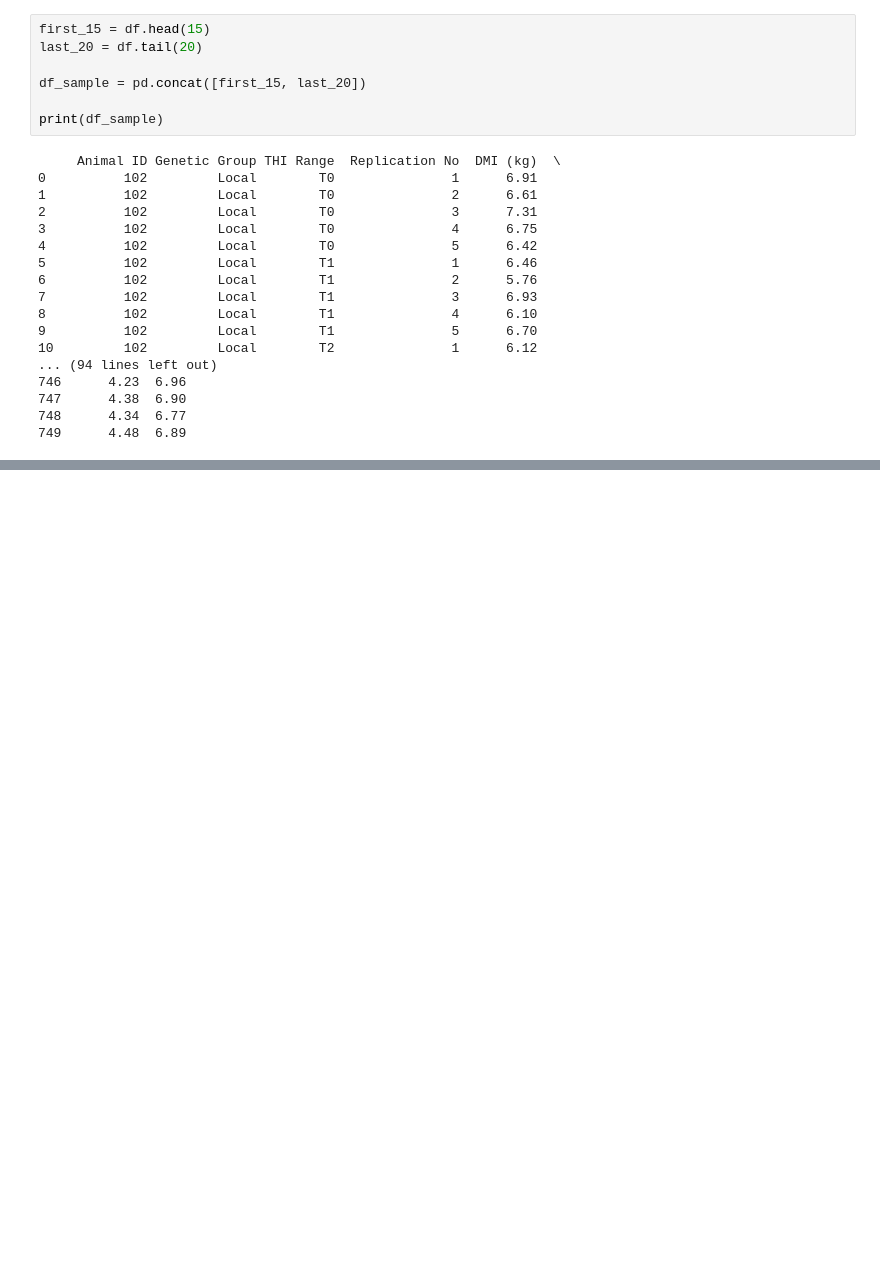
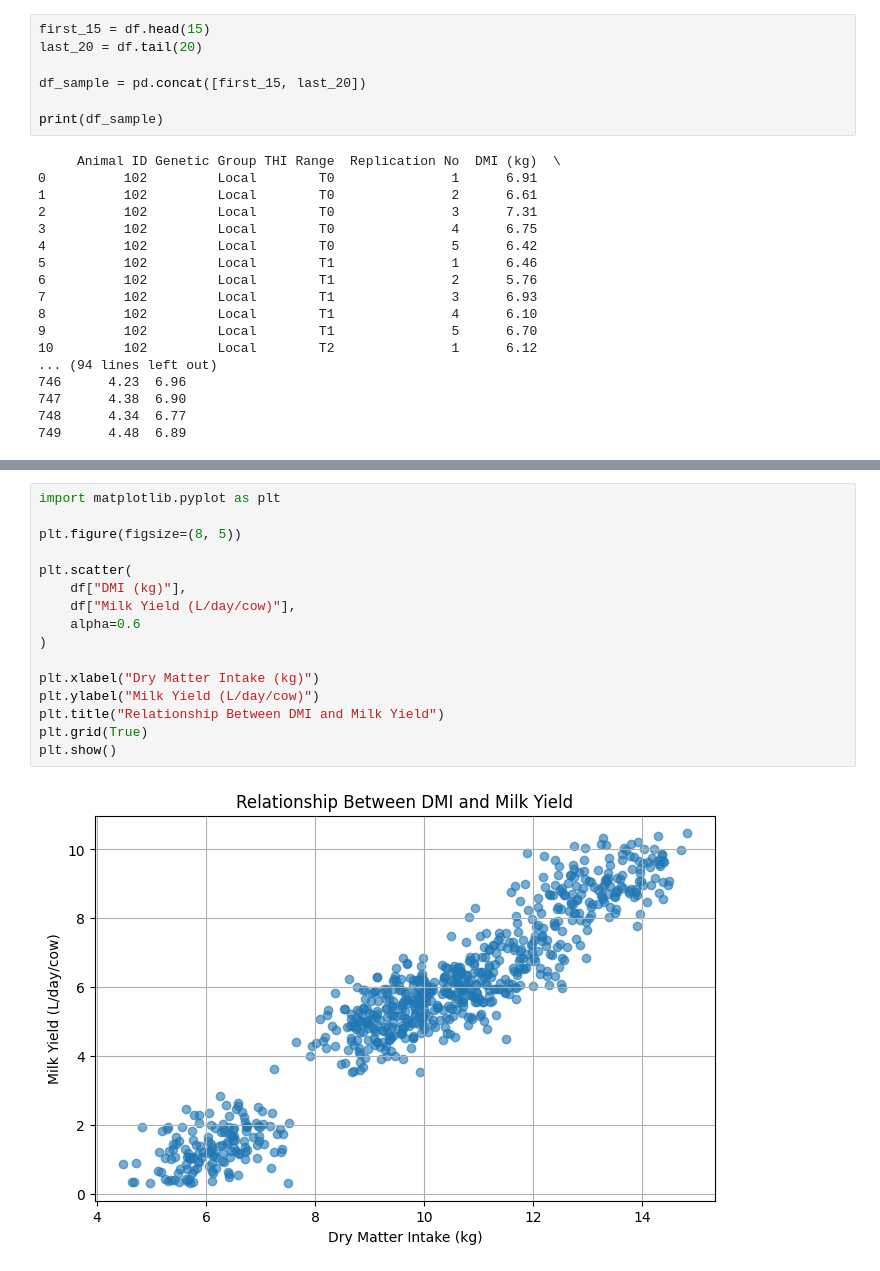
Before and after one commit to NoelaJepchumba/SemProject_MLEngine, a Jupyter notebook: MilkYield_Exploration.ipynb, the cells around one changed output, grey strips where cells are left out. Drawn from its saved outputs; the diff is of its cells as text; blank space fills up the shorter version.

```diff
--- a/MilkYield_Exploration.ipynb
+++ b/MilkYield_Exploration.ipynb
@@ -81,0 +186,18 @@ print(df_sample)
+# %%
+import matplotlib.pyplot as plt
+
+plt.figure(figsize=(8, 5))
+
+plt.scatter(
+    df["DMI (kg)"],
+    df["Milk Yield (L/day/cow)"],
+    alpha=0.6
+)
+
+plt.xlabel("Dry Matter Intake (kg)")
+plt.ylabel("Milk Yield (L/day/cow)")
+plt.title("Relationship Between DMI and Milk Yield")
+plt.grid(True)
+plt.show()
+# %% [output]
+[figure, added]
```
Also changed, not shown: parts of 6 cells of this notebook, 2 other files.
